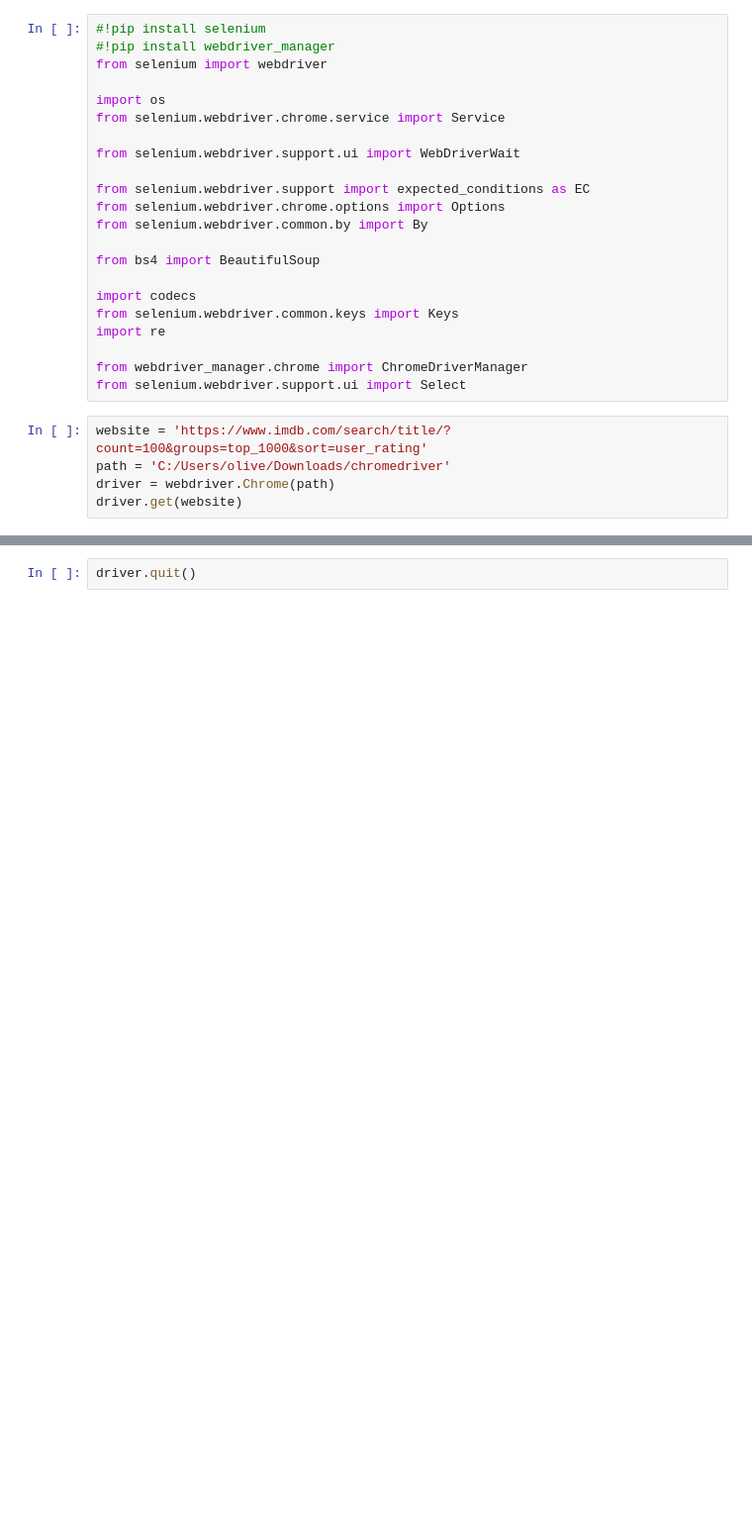
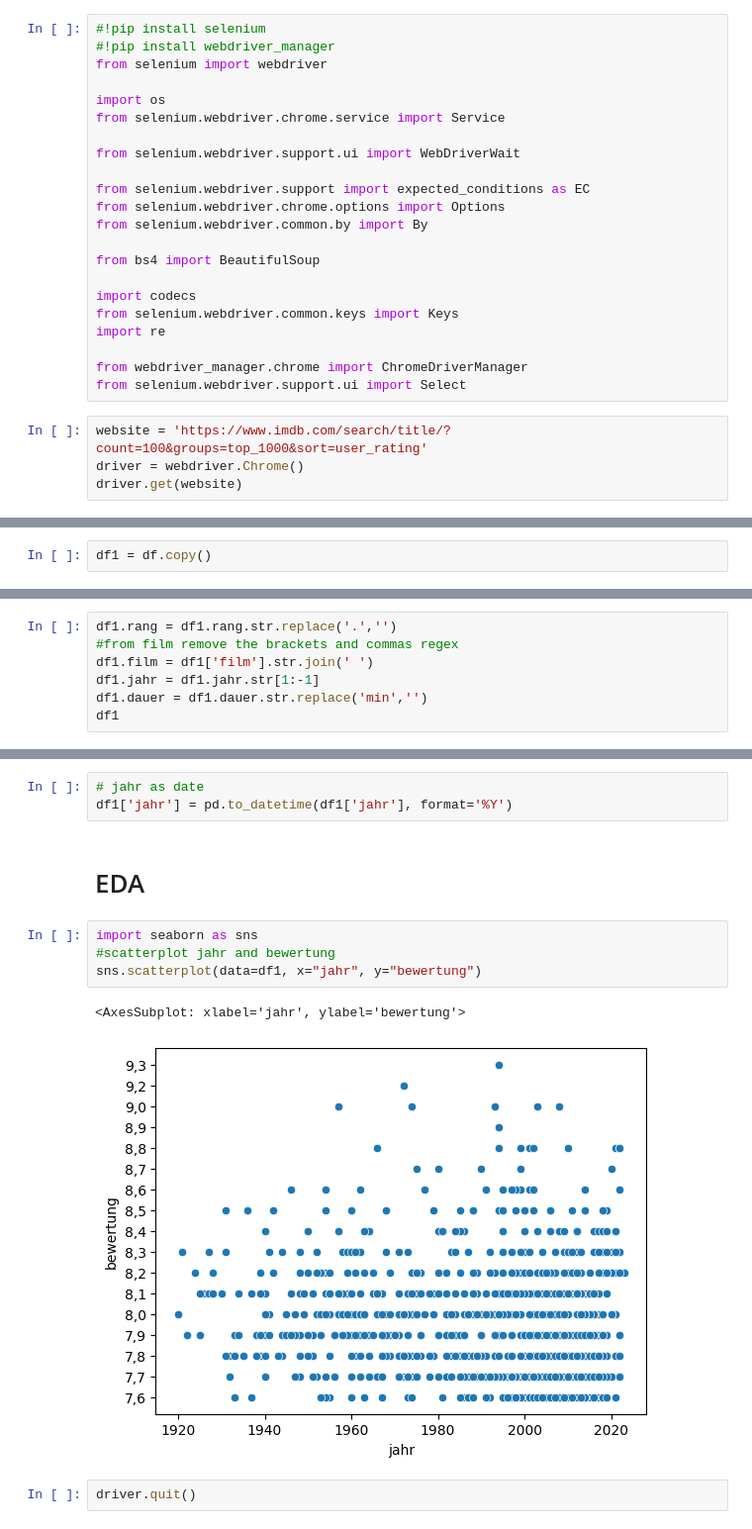
Before and after one commit to daviddedicfhwn/WDB, a Jupyter notebook: IMDb_top_1000.ipynb, the cells around one changed output, grey strips where cells are left out. Shown at 99% size. Cells and saved outputs as stored; diff of their text form; blank space fills up the shorter version.

```diff
--- a/IMDb_top_1000.ipynb
+++ b/IMDb_top_1000.ipynb
@@ -22,6 +22,5 @@ from webdriver_manager.chrome import ChromeDriverManager
 from selenium.webdriver.support.ui import Select
 # %%
 website = 'https://www.imdb.com/search/title/?count=100&groups=top_1000&sort=user_rating'
-path = 'C:/Users/olive/Downloads/chromedriver'
-driver = webdriver.Chrome(path)
+driver = webdriver.Chrome()
 driver.get(website)
@@ -61,0 +93,2 @@ ValueError: not enough values to unpack (expected 2, got 1)
+# %%
+df1 = df.copy()
@@ -61,0 +111,7 @@ ValueError: not enough values to unpack (expected 2, got 1)
+# %%
+df1.rang = df1.rang.str.replace('.','')
+#from film remove the brackets and commas regex
+df1.film = df1['film'].str.join(' ')
+df1.jahr = df1.jahr.str[1:-1]
+df1.dauer = df1.dauer.str.replace('min','')
+df1
@@ -62,2 +132,14 @@ ValueError: not enough values to unpack (expected 2, got 1)
+# %%
+# jahr as date
+df1['jahr'] = pd.to_datetime(df1['jahr'], format='%Y')
+# %% [markdown]
+# EDA
+# %%
+import seaborn as sns
+#scatterplot jahr and bewertung
+sns.scatterplot(data=df1, x="jahr", y="bewertung")
+# %% [output]
+<AxesSubplot: xlabel='jahr', ylabel='bewertung'>
+[figure, added]
 # %%
 driver.quit()
```
Also changed, not shown: parts of 4 cells of this notebook.
